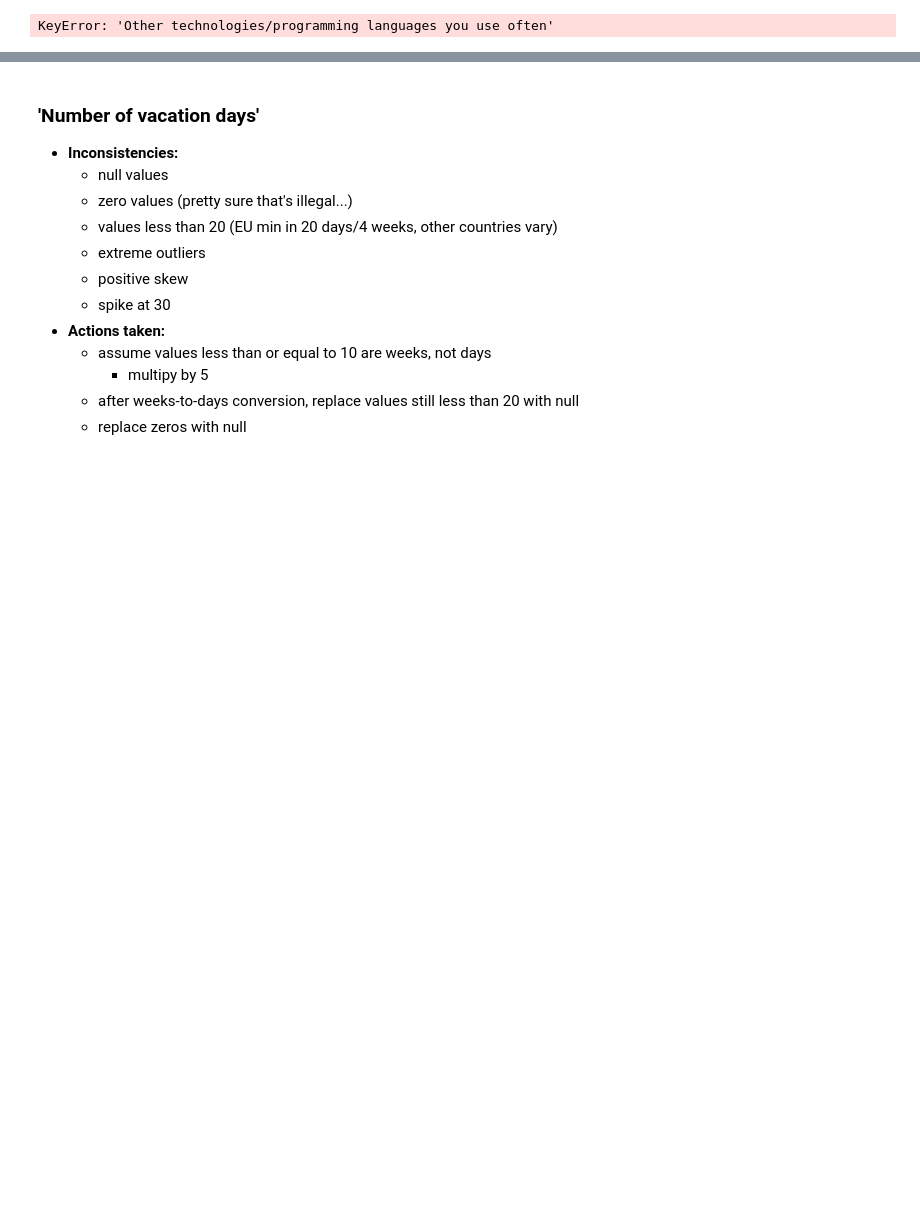
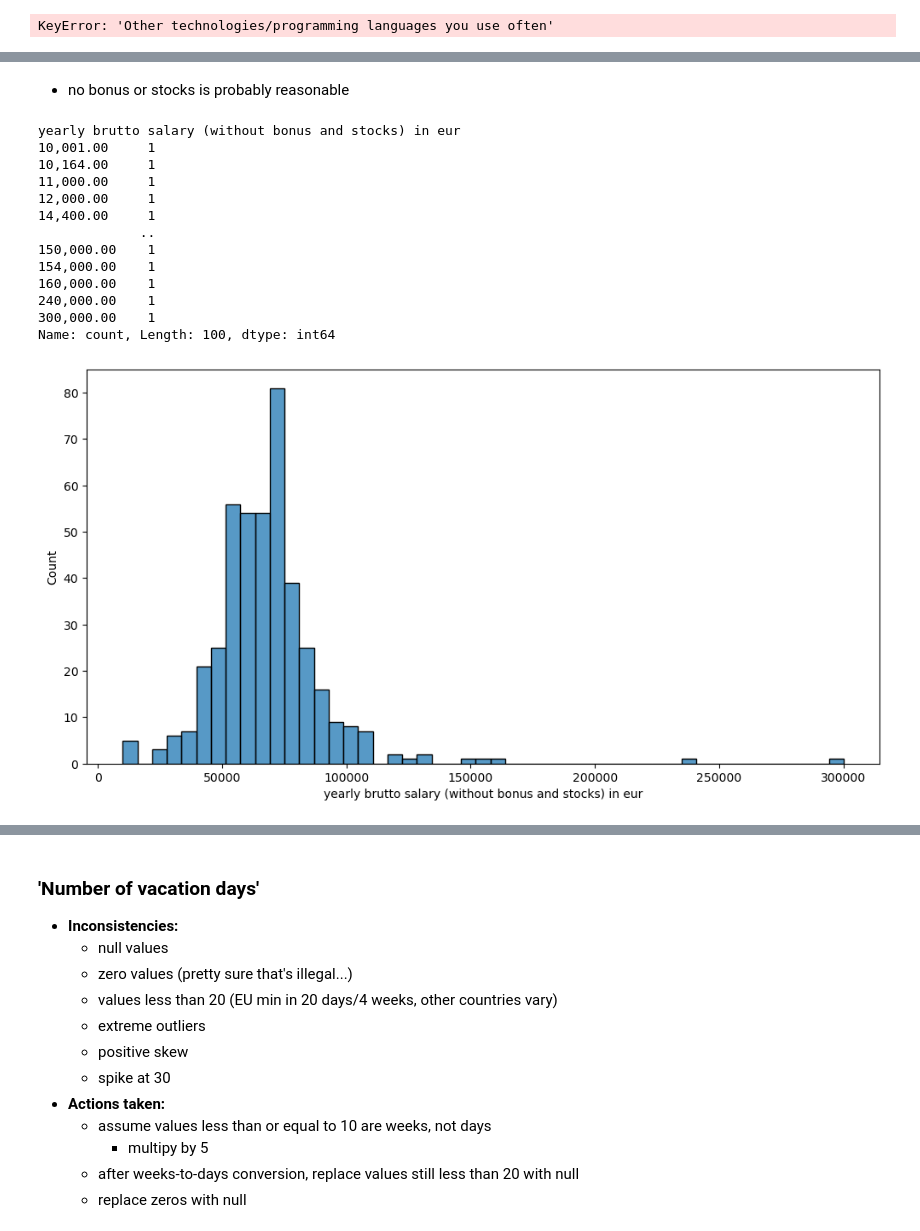
Before and after one commit to AkeemSemperDataScience/3950-assignment-2-mlsiebold, a Jupyter notebook: START_Asn_2.ipynb, the cells around one changed output, grey strips where cells are left out. Drawn from its saved outputs; the diff is of its cells as text; code cells hidden in the pictures; blank space fills up the shorter version.

```diff
--- a/START_Asn_2.ipynb
+++ b/START_Asn_2.ipynb
@@ -1620,3 +1627,7 @@ df[df[column]>=cutoff]
+# %%
+# Replace value for index #563  with null
+
+df[column] = df[column].replace(1150000, pd.NA)
 # %%
 # Check distribution
 
@@ -1625,0 +1648,24 @@ KeyboardInterrupt:
+# %% [markdown]
+- no bonus or stocks is probably reasonable
+# %%
+# Plot salary distribution of null bonuses
+
+null_bonus = df[df[column].isna()]   #.sort_values(salary, ascending=False).head()
+sns.histplot(null_bonus, x=salary);
+
+print(null_bonus[salary].value_counts().sort_index())
+# %% [output]
+yearly brutto salary (without bonus and stocks) in eur
+10,001.00     1
+10,164.00     1
+11,000.00     1
+12,000.00     1
+14,400.00     1
+             ..
+150,000.00    1
+154,000.00    1
+160,000.00    1
+240,000.00    1
+300,000.00    1
+Name: count, Length: 100, dtype: int64
+[figure, added]
```
Also changed, not shown: parts of 23 cells of this notebook.
